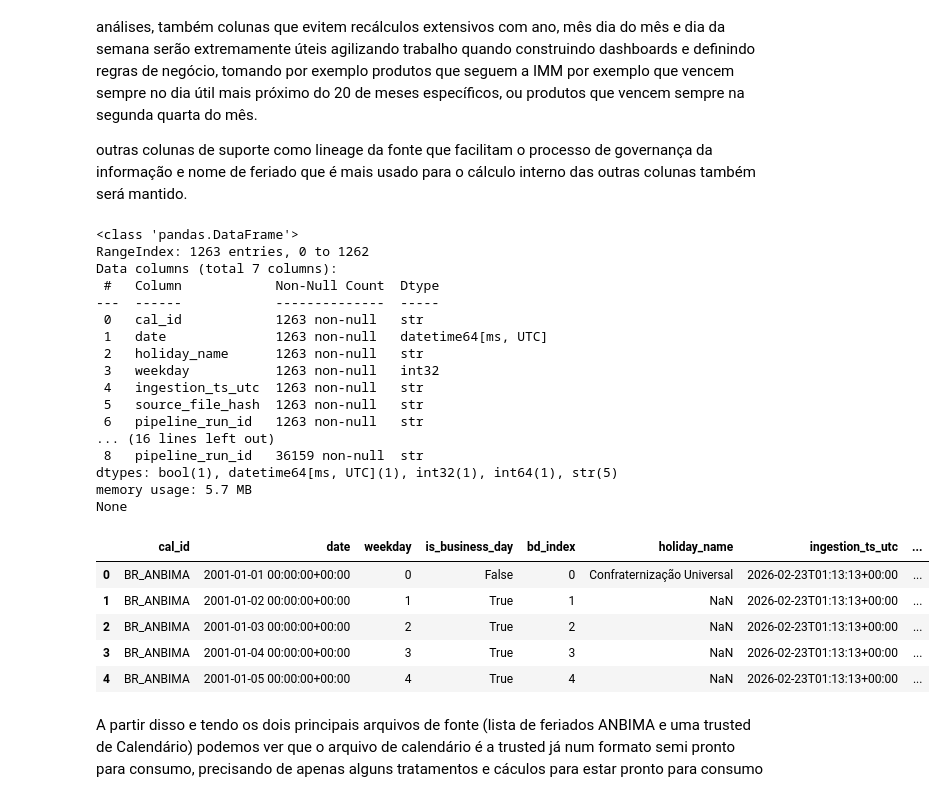
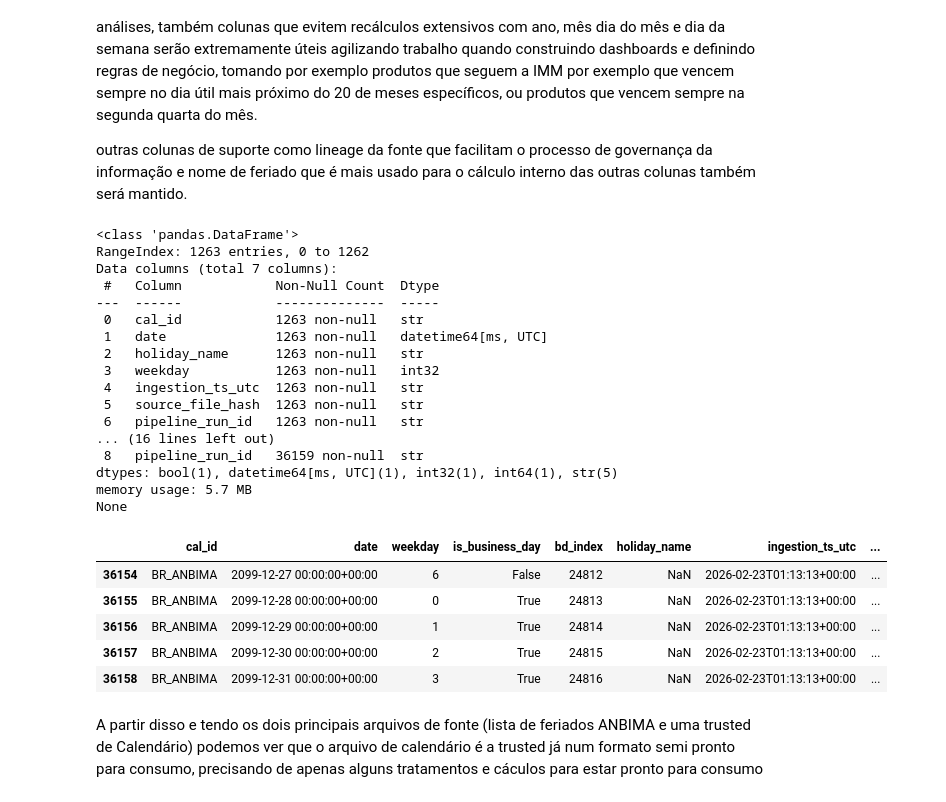
Before and after one commit to JuanRocha01/ML-ETTJ26, a Jupyter notebook: study/refined.ipynb, the cells around one changed output. Drawn from its saved outputs; the diff is of its cells as text; code cells hidden in the pictures.

```diff
--- a/study/refined.ipynb
+++ b/study/refined.ipynb
@@ -37,37 +37,37 @@ outras colunas de suporte como lineage da fonte que facilitam o processo de gove
 # %%
 import pandas as pd
 holidays = pd.read_parquet(r"C:\Users\Dell\OneDrive\Documentos\GitHub\ML-ETTJ26\data\calendars\02_trusted\ref\anbima_holidays.parquet")
 calendar_bd = pd.read_parquet(r"C:\Users\Dell\OneDrive\Documentos\GitHub\ML-ETTJ26\data\calendars\02_trusted\ref\calendar_bd_index.parquet")
 
 print(holidays.info())
 holidays.head()
 
 print(calendar_bd.info())
-calendar_bd.head()
+calendar_bd.tail()
 # %% [output]
 <class 'pandas.DataFrame'>
 RangeIndex: 1263 entries, 0 to 1262
 Data columns (total 7 columns):
  #   Column            Non-Null Count  Dtype
 ---  ------            --------------  -----
  0   cal_id            1263 non-null   str
  1   date              1263 non-null   datetime64[ms, UTC]
  2   holiday_name      1263 non-null   str
  3   weekday           1263 non-null   int32
  4   ingestion_ts_utc  1263 non-null   str
  5   source_file_hash  1263 non-null   str
  6   pipeline_run_id   1263 non-null   str
 ... (16 lines left out)
  8   pipeline_run_id   36159 non-null  str
 dtypes: bool(1), datetime64[ms, UTC](1), int32(1), int64(1), str(5)
 memory usage: 5.7 MB
 None
 |  | cal_id | date | weekday | is_business_day | bd_index | holiday_name | ingestion_ts_utc | ... |
-| 0 | BR_ANBIMA | 2001-01-01 00:00:00+00:00 | 0 | False | 0 | Confraternização Universal | 2026-02-23T01:13:13+00:00 | ... |
-| 1 | BR_ANBIMA | 2001-01-02 00:00:00+00:00 | 1 | True | 1 | NaN | 2026-02-23T01:13:13+00:00 | ... |
-| 2 | BR_ANBIMA | 2001-01-03 00:00:00+00:00 | 2 | True | 2 | NaN | 2026-02-23T01:13:13+00:00 | ... |
-| 3 | BR_ANBIMA | 2001-01-04 00:00:00+00:00 | 3 | True | 3 | NaN | 2026-02-23T01:13:13+00:00 | ... |
-| 4 | BR_ANBIMA | 2001-01-05 00:00:00+00:00 | 4 | True | 4 | NaN | 2026-02-23T01:13:13+00:00 | ... |
+| 36154 | BR_ANBIMA | 2099-12-27 00:00:00+00:00 | 6 | False | 24812 | NaN | 2026-02-23T01:13:13+00:00 | ... |
+| 36155 | BR_ANBIMA | 2099-12-28 00:00:00+00:00 | 0 | True | 24813 | NaN | 2026-02-23T01:13:13+00:00 | ... |
+| 36156 | BR_ANBIMA | 2099-12-29 00:00:00+00:00 | 1 | True | 24814 | NaN | 2026-02-23T01:13:13+00:00 | ... |
+| 36157 | BR_ANBIMA | 2099-12-30 00:00:00+00:00 | 2 | True | 24815 | NaN | 2026-02-23T01:13:13+00:00 | ... |
+| 36158 | BR_ANBIMA | 2099-12-31 00:00:00+00:00 | 3 | True | 24816 | NaN | 2026-02-23T01:13:13+00:00 | ... |
 # %% [markdown]
 A partir disso e tendo os dois principais arquivos de fonte (lista de feriados ANBIMA e uma trusted de Calendário) podemos ver que o arquivo de calendário é a trusted já num formato semi pronto para consumo, precisando de apenas alguns tratamentos e cáculos para estar pronto para consumo
 # %%
```
Also changed, not shown: parts of 1 cell of this notebook, 11 other files.
